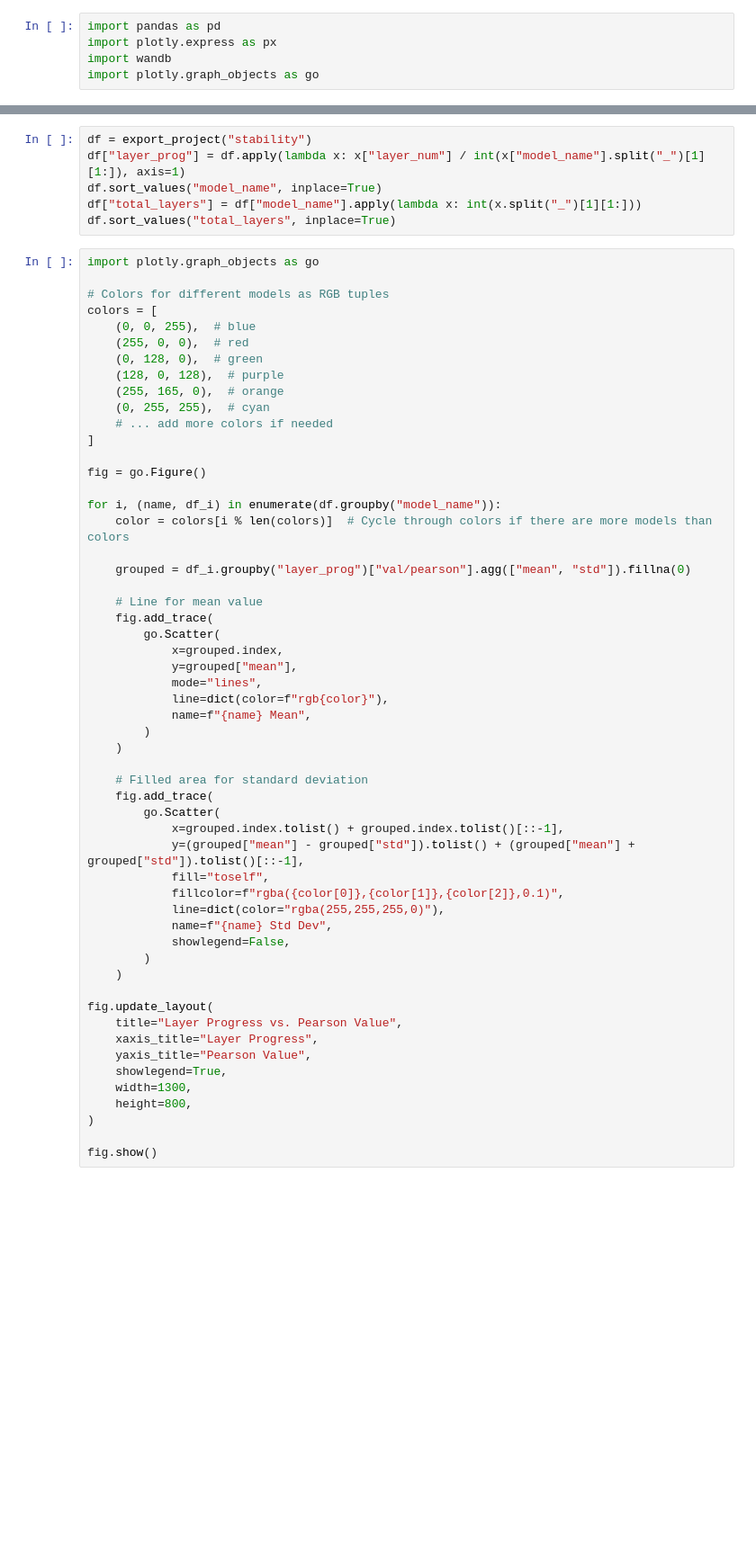
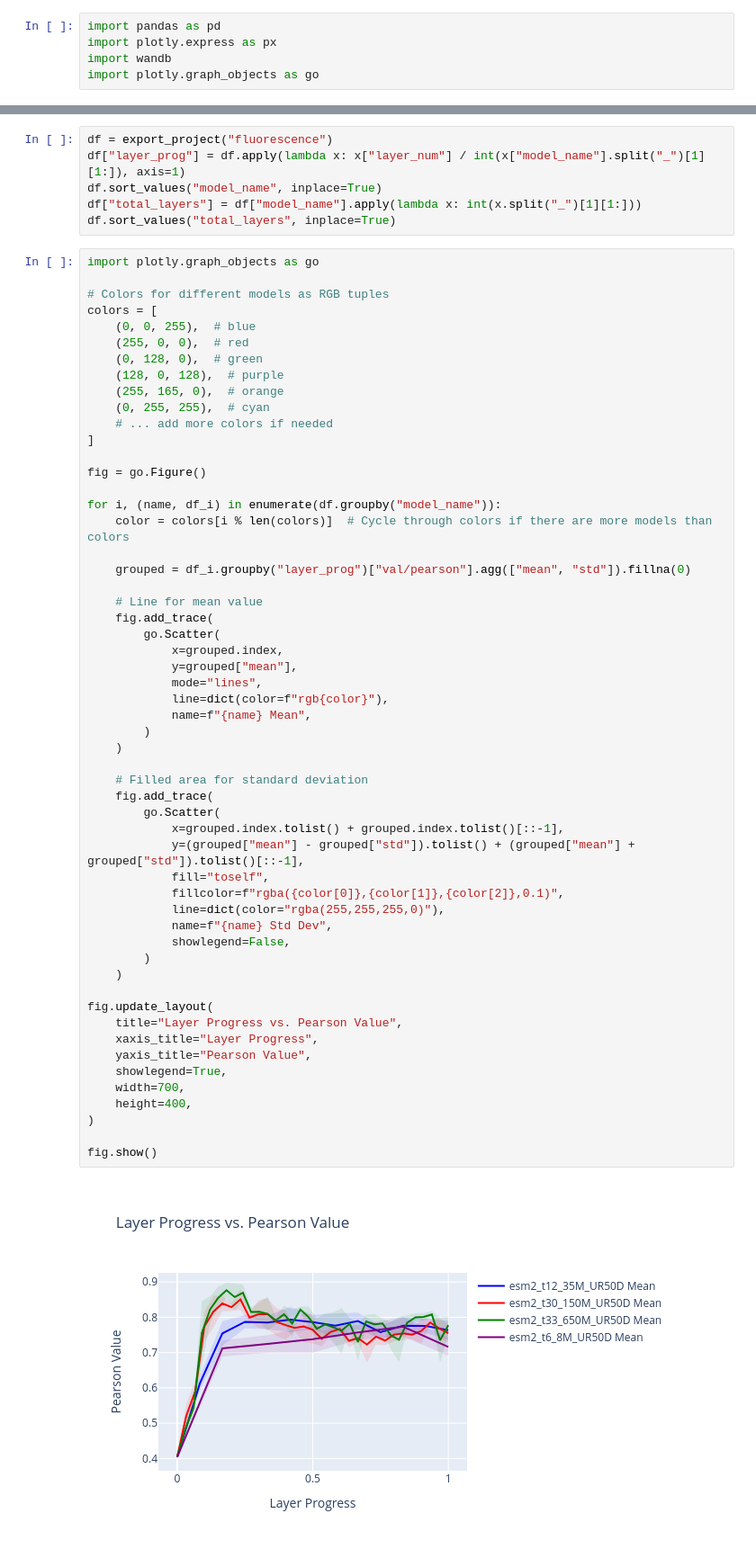
Before and after one commit to kalininalab/SMTB_2023, a Jupyter notebook: plot_training_figs.ipynb, the cells around one changed output, grey strips where cells are left out. Shown: that part at 90% size. Cells and saved outputs as stored; diff of their text form; blank space fills up the shorter version.

```diff
--- a/plot_training_figs.ipynb
+++ b/plot_training_figs.ipynb
@@ -26,7 +26,7 @@ def export_project(project_name: str):
         rows.append(new_row)
     return pd.DataFrame(rows)
 # %%
-df = export_project("stability")
+df = export_project("fluorescence")
 df["layer_prog"] = df.apply(lambda x: x["layer_num"] / int(x["model_name"].split("_")[1][1:]), axis=1)
 df.sort_values("model_name", inplace=True)
 df["total_layers"] = df["model_name"].apply(lambda x: int(x.split("_")[1][1:]))
@@ -57,32 +57,34 @@ for i, (name, df_i) in enumerate(df.groupby("model_name")):
         go.Scatter(
             x=grouped.index,
             y=grouped["mean"],
             mode="lines",
             line=dict(color=f"rgb{color}"),
             name=f"{name} Mean",
         )
     )
 
     # Filled area for standard deviation
     fig.add_trace(
         go.Scatter(
             x=grouped.index.tolist() + grouped.index.tolist()[::-1],
             y=(grouped["mean"] - grouped["std"]).tolist() + (grouped["mean"] + grouped["std"]).tolist()[::-1],
             fill="toself",
             fillcolor=f"rgba({color[0]},{color[1]},{color[2]},0.1)",
             line=dict(color="rgba(255,255,255,0)"),
             name=f"{name} Std Dev",
             showlegend=False,
         )
     )
 
 fig.update_layout(
     title="Layer Progress vs. Pearson Value",
     xaxis_title="Layer Progress",
     yaxis_title="Pearson Value",
     showlegend=True,
-    width=1300,
-    height=800,
+    width=700,
+    height=400,
 )
 
 fig.show()
+# %% [output]
+[figure, added]
```
Also changed, not shown: 1 other file.
